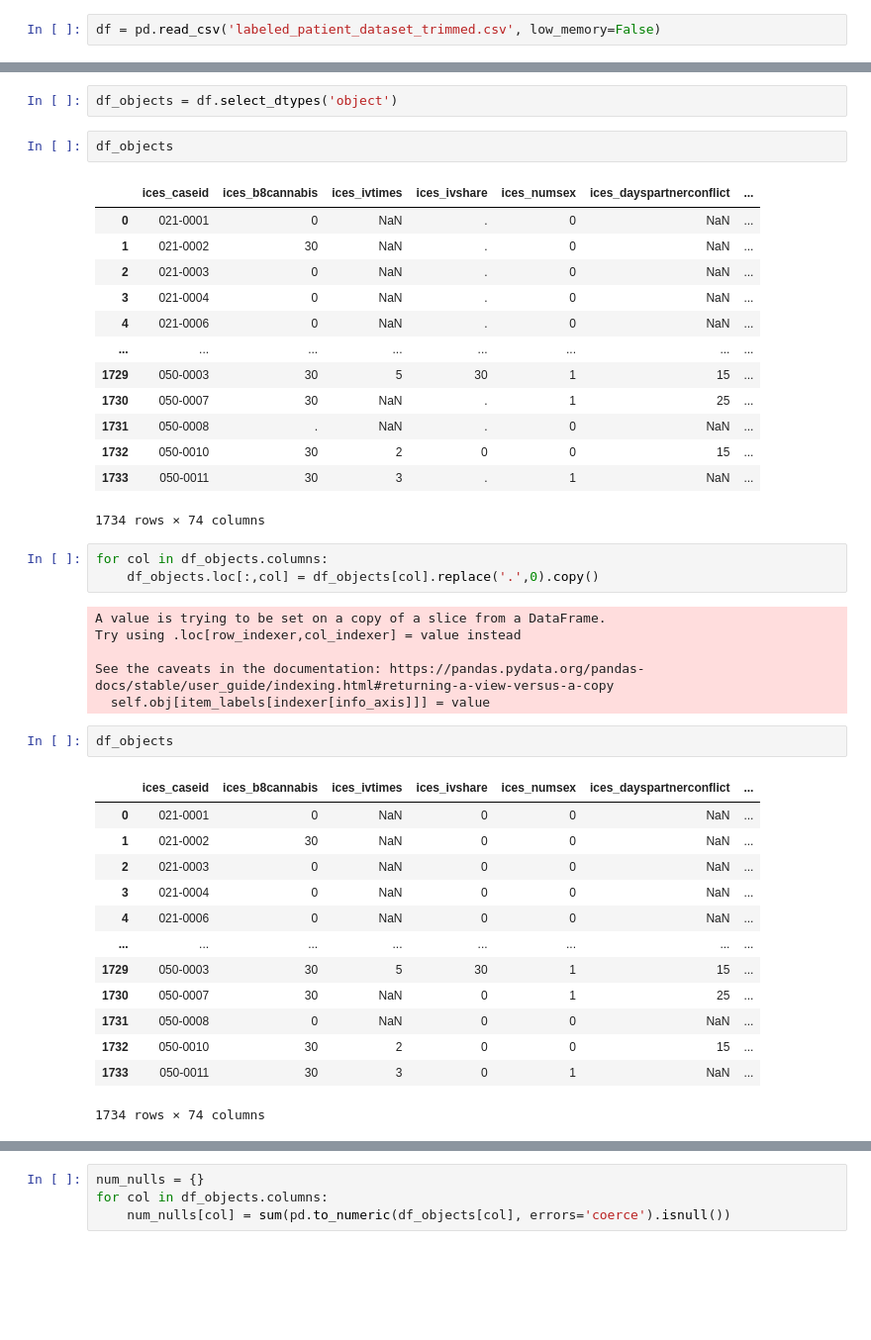
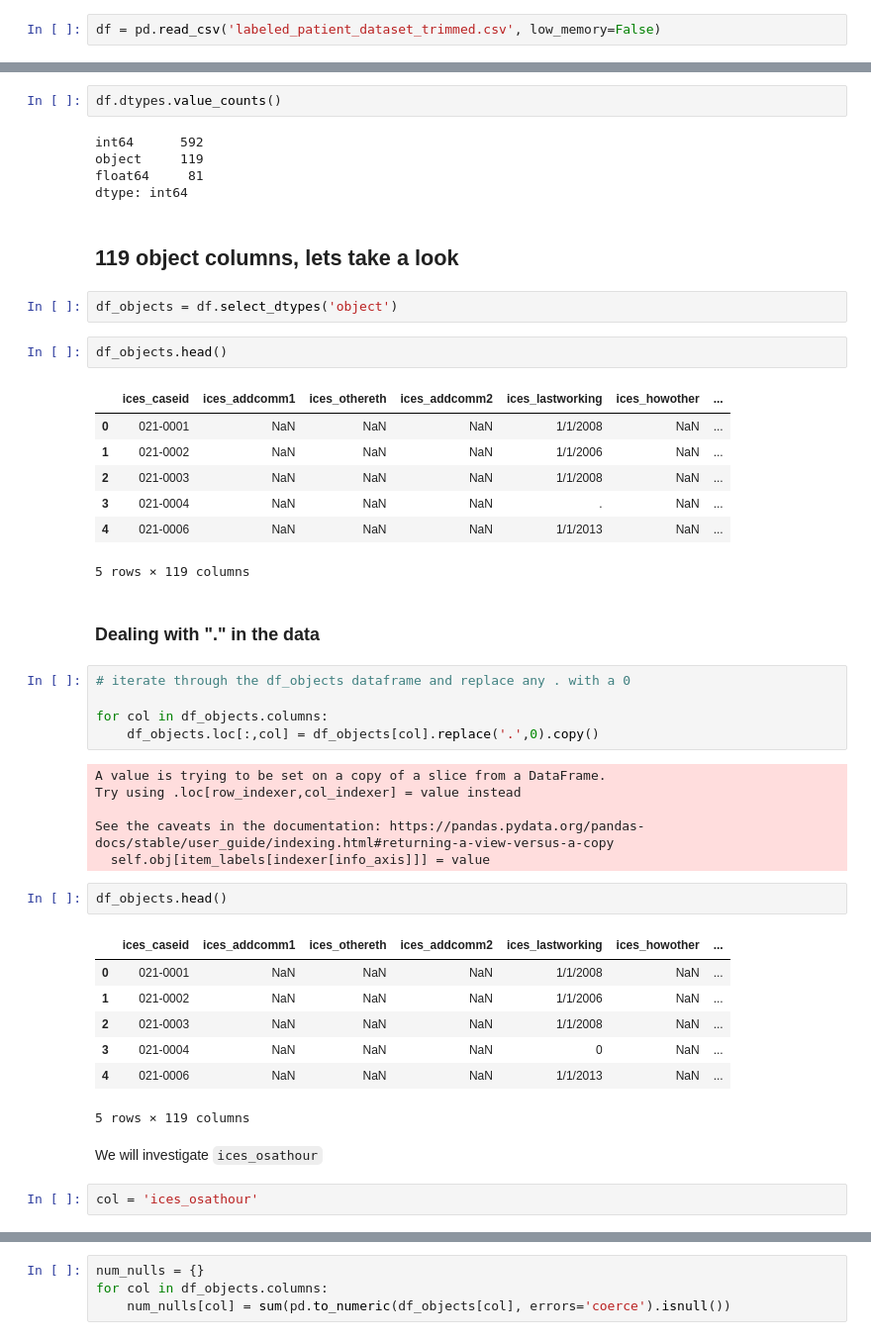
Before and after one commit to McMasterAI/POST_study_Project, a Jupyter notebook: notebooks/clean_training_data.ipynb, the cells around one changed output, grey strips where cells are left out. Shown at 99% size. Cells and saved outputs as stored; diff of their text form; blank space fills up the shorter version.

```diff
--- a/notebooks/clean_training_data.ipynb
+++ b/notebooks/clean_training_data.ipynb
@@ -17,22 +15,29 @@ df.head()
+# %%
+df.dtypes.value_counts()
+# %% [output]
+int64      592
+object     119
+float64     81
+dtype: int64
+# %% [markdown]
+## 119 object columns, lets take a look
 # %%
 df_objects = df.select_dtypes('object')
 # %%
-df_objects
+df_objects.head()
 # %% [output]
-|  | ices_caseid | ices_b8cannabis | ices_ivtimes | ices_ivshare | ices_numsex | ices_dayspartnerconflict | ... |
-| 0 | 021-0001 | 0 | NaN | . | 0 | NaN | ... |
-| 1 | 021-0002 | 30 | NaN | . | 0 | NaN | ... |
-| 2 | 021-0003 | 0 | NaN | . | 0 | NaN | ... |
-| 3 | 021-0004 | 0 | NaN | . | 0 | NaN | ... |
-| 4 | 021-0006 | 0 | NaN | . | 0 | NaN | ... |
-| ... | ... | ... | ... | ... | ... | ... | ... |
-| 1729 | 050-0003 | 30 | 5 | 30 | 1 | 15 | ... |
-| 1730 | 050-0007 | 30 | NaN | . | 1 | 25 | ... |
-| 1731 | 050-0008 | . | NaN | . | 0 | NaN | ... |
-| 1732 | 050-0010 | 30 | 2 | 0 | 0 | 15 | ... |
-| 1733 | 050-0011 | 30 | 3 | . | 1 | NaN | ... |
+|  | ices_caseid | ices_addcomm1 | ices_othereth | ices_addcomm2 | ices_lastworking | ices_howother | ... |
+| 0 | 021-0001 | NaN | NaN | NaN | 1/1/2008 | NaN | ... |
+| 1 | 021-0002 | NaN | NaN | NaN | 1/1/2006 | NaN | ... |
+| 2 | 021-0003 | NaN | NaN | NaN | 1/1/2008 | NaN | ... |
+| 3 | 021-0004 | NaN | NaN | NaN | . | NaN | ... |
+| 4 | 021-0006 | NaN | NaN | NaN | 1/1/2013 | NaN | ... |
-1734 rows × 74 columns
+5 rows × 119 columns
+# %% [markdown]
+### Dealing with "." in the data
 # %%
+# iterate through the df_objects dataframe and replace any . with a 0
+
 for col in df_objects.columns:
     df_objects.loc[:,col] = df_objects[col].replace('.',0).copy()
 # %% [output]
@@ -42,19 +47,17 @@ Try using .loc[row_indexer,col_indexer] = value instead
 See the caveats in the documentation: https://pandas.pydata.org/pandas-docs/stable/user_guide/indexing.html#returning-a-view-versus-a-copy
   self.obj[item_labels[indexer[info_axis]]] = value
 # %%
-df_objects
+df_objects.head()
 # %% [output]
-|  | ices_caseid | ices_b8cannabis | ices_ivtimes | ices_ivshare | ices_numsex | ices_dayspartnerconflict | ... |
-| 0 | 021-0001 | 0 | NaN | 0 | 0 | NaN | ... |
-| 1 | 021-0002 | 30 | NaN | 0 | 0 | NaN | ... |
-| 2 | 021-0003 | 0 | NaN | 0 | 0 | NaN | ... |
-| 3 | 021-0004 | 0 | NaN | 0 | 0 | NaN | ... |
-| 4 | 021-0006 | 0 | NaN | 0 | 0 | NaN | ... |
-| ... | ... | ... | ... | ... | ... | ... | ... |
-| 1729 | 050-0003 | 30 | 5 | 30 | 1 | 15 | ... |
-| 1730 | 050-0007 | 30 | NaN | 0 | 1 | 25 | ... |
-| 1731 | 050-0008 | 0 | NaN | 0 | 0 | NaN | ... |
-| 1732 | 050-0010 | 30 | 2 | 0 | 0 | 15 | ... |
-| 1733 | 050-0011 | 30 | 3 | 0 | 1 | NaN | ... |
+|  | ices_caseid | ices_addcomm1 | ices_othereth | ices_addcomm2 | ices_lastworking | ices_howother | ... |
+| 0 | 021-0001 | NaN | NaN | NaN | 1/1/2008 | NaN | ... |
+| 1 | 021-0002 | NaN | NaN | NaN | 1/1/2006 | NaN | ... |
+| 2 | 021-0003 | NaN | NaN | NaN | 1/1/2008 | NaN | ... |
+| 3 | 021-0004 | NaN | NaN | NaN | 0 | NaN | ... |
+| 4 | 021-0006 | NaN | NaN | NaN | 1/1/2013 | NaN | ... |
-1734 rows × 74 columns
+5 rows × 119 columns
+# %% [markdown]
+We will investigate `ices_osathour`
+# %%
+col = 'ices_osathour'
 # %%
```
Also changed, not shown: parts of 27 cells of this notebook.
